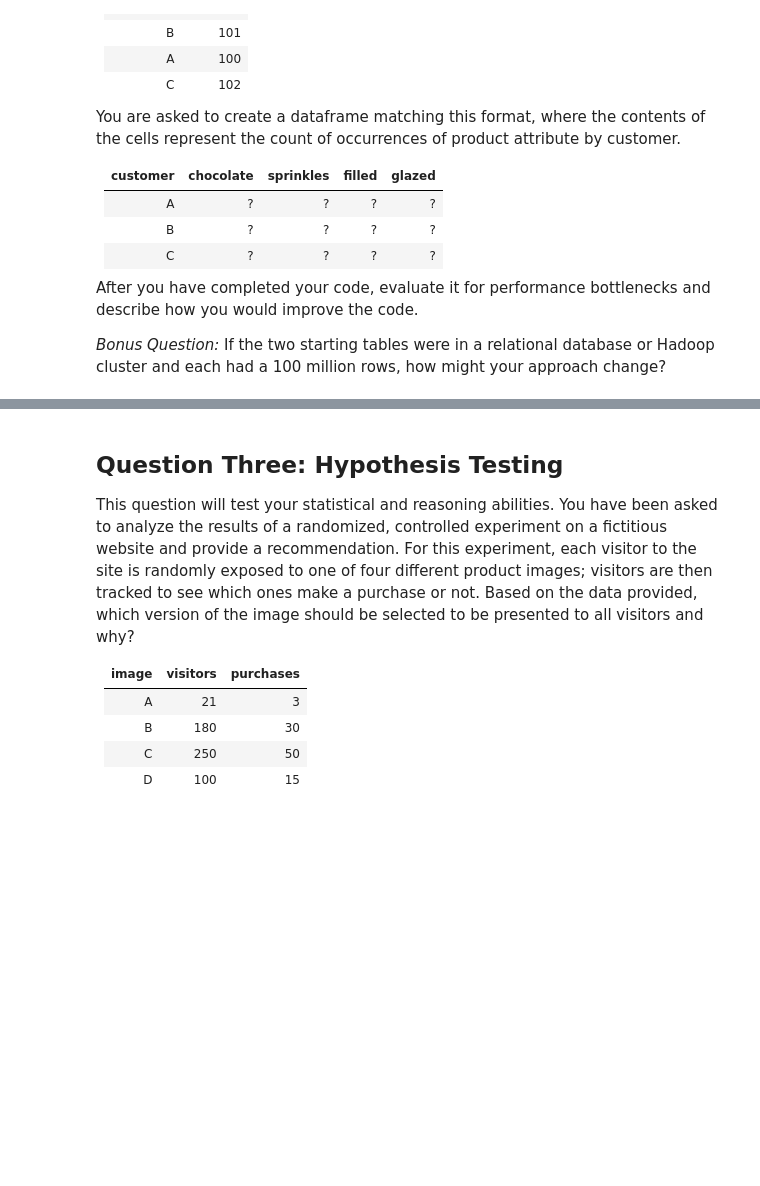
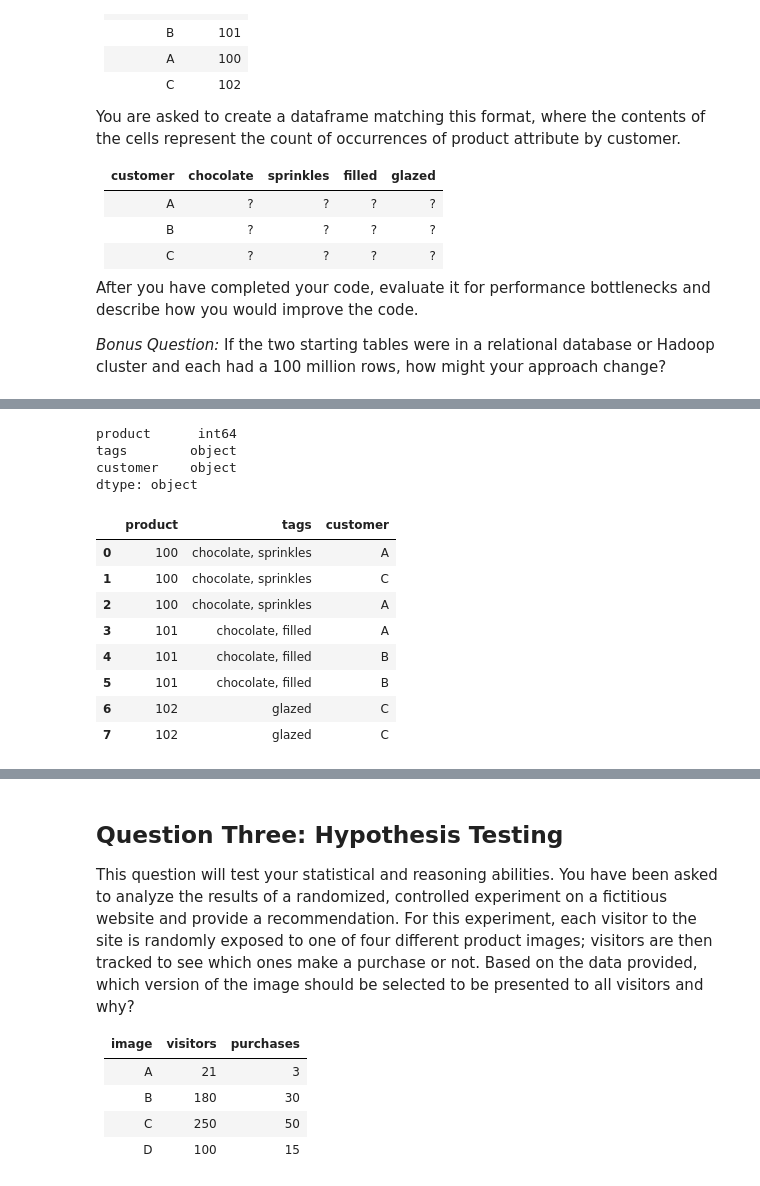
Before and after one commit to nastyh/FTL, a Jupyter notebook: 11_16_fl_candidate_test_python.ipynb, the cells around one changed output, grey strips where cells are left out. Drawn from its saved outputs; the diff is of its cells as text; code cells hidden in the pictures; blank space fills up the shorter version.

```diff
--- a/11_16_fl_candidate_test_python.ipynb
+++ b/11_16_fl_candidate_test_python.ipynb
@@ -192,0 +233,19 @@ dfB = pd.DataFrame.from_records(tableB, columns=labels)
+# %%
+merged.dtypes
+# %% [output]
+product      int64
+tags        object
+customer    object
+dtype: object
+# %%
+merged
+# %% [output]
+|  | product | tags | customer |
+| 0 | 100 | chocolate, sprinkles | A |
+| 1 | 100 | chocolate, sprinkles | C |
+| 2 | 100 | chocolate, sprinkles | A |
+| 3 | 101 | chocolate, filled | A |
+| 4 | 101 | chocolate, filled | B |
+| 5 | 101 | chocolate, filled | B |
+| 6 | 102 | glazed | C |
+| 7 | 102 | glazed | C |
```
Also changed, not shown: parts of 22 cells of this notebook, 4 other files.
